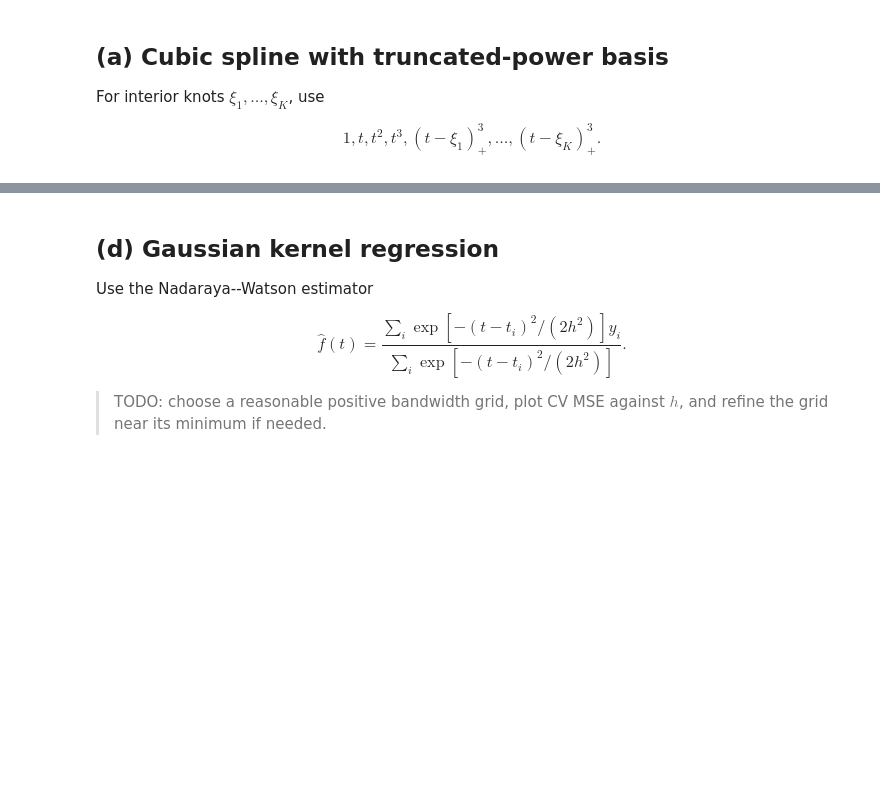
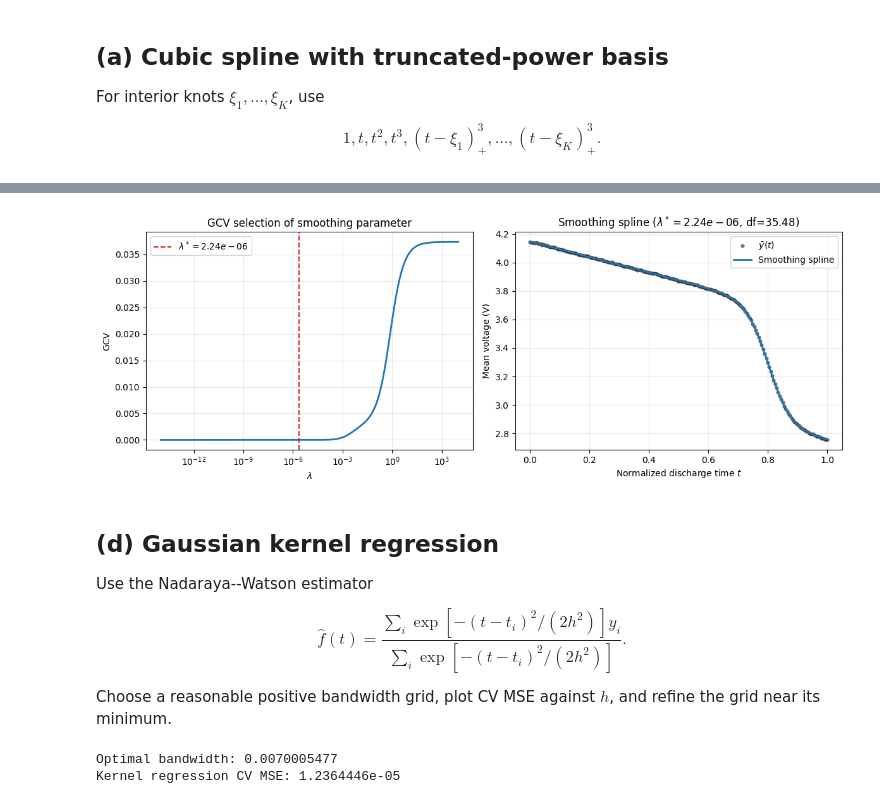
Before and after one commit to kyle-nguyennn/ml-stats-lab, a Jupyter notebook: fda/lab1/Q3_curve_fitting.ipynb, the cells around one changed output, grey strips where cells are left out. Cells and saved outputs as stored; diff of their text form; code cells hidden in the pictures; blank space fills up the shorter version.

```diff
--- a/fda/lab1/Q3_curve_fitting.ipynb
+++ b/fda/lab1/Q3_curve_fitting.ipynb
@@ -202,3 +347,41 @@ def smoothing_spline_fit_predict(x_train, y_train, x_valid):
+# %%
+# GCV diagnostic and the final full-data smoothing-spline curve.
+t_dense = np.linspace(0.0, 1.0, 1000)
+y_smoothing_dense = predict_natural_smoothing_spline(smoothing_full, t_dense)
+
+fig, axes = plt.subplots(1, 2, figsize=(12, 4.5))
+
+axes[0].semilogx(lambda_grid, smoothing_full['gcv_values'], linewidth=2)
+axes[0].axvline(
+    best_smoothing_lambda, color='tab:red', linestyle='--',
+    label=fr'$\lambda^*={best_smoothing_lambda:.3g}$',
+)
+axes[0].set_xlabel(r'$\lambda$')
+axes[0].set_ylabel('GCV')
+axes[0].set_title('GCV selection of smoothing parameter')
+axes[0].grid(alpha=0.25)
+axes[0].legend()
+
+axes[1].scatter(
+    t, y_bar, s=12, color='black', alpha=0.45, label=r'$\bar y(t)$'
+)
+axes[1].plot(
+    t_dense, y_smoothing_dense, color='tab:blue', linewidth=2,
+    label='Smoothing spline',
+)
+axes[1].set_xlabel('Normalized discharge time $t$')
+axes[1].set_ylabel('Mean voltage (V)')
+axes[1].set_title(
+    fr'Smoothing spline ($\lambda^*={best_smoothing_lambda:.3g}$, '
+    fr'df={best_smoothing_df:.2f})'
+)
+axes[1].grid(alpha=0.25)
+axes[1].legend()
+
+plt.tight_layout()
+plt.show()
+# %% [output]
+[figure, added]
 # %% [markdown]
 ## (d) Gaussian kernel regression
 
@@ -209,4 +392,4 @@ $$
 {\sum_i \exp[-(t-t_i)^2/(2h^2)]}.
 $$
 
-> TODO: choose a reasonable positive bandwidth grid, plot CV MSE against $h$, and refine the grid near its minimum if needed.
+Choose a reasonable positive bandwidth grid, plot CV MSE against $h$, and refine the grid near its minimum.
@@ -223,0 +424,31 @@ kernel_cv = {}
+# %%
+# 5-fold CV search
+bandwidth_grid = np.logspace(
+    np.log10(0.001),
+    np.log10(0.5),
+    100,
+)
+
+kernel_cv = {}
+
+for bandwidth in bandwidth_grid:
+    kernel_cv[bandwidth] = cv_mse(
+        kernel_fit_predict,
+        t,
+        y_bar,
+        splits,
+        bandwidth=bandwidth,
+    )
+
+best_bandwidth = min(
+    kernel_cv,
+    key=kernel_cv.get,
+)
+
+best_kernel_mse = kernel_cv[best_bandwidth]
+
+print(f"Optimal bandwidth: {best_bandwidth:.8g}")
+print(f"Kernel regression CV MSE: {best_kernel_mse:.8g}")
+# %% [output]
+Optimal bandwidth: 0.0070005477
+Kernel regression CV MSE: 1.2364446e-05
```
Also changed, not shown: parts of 19 cells of this notebook, 7 other files.
